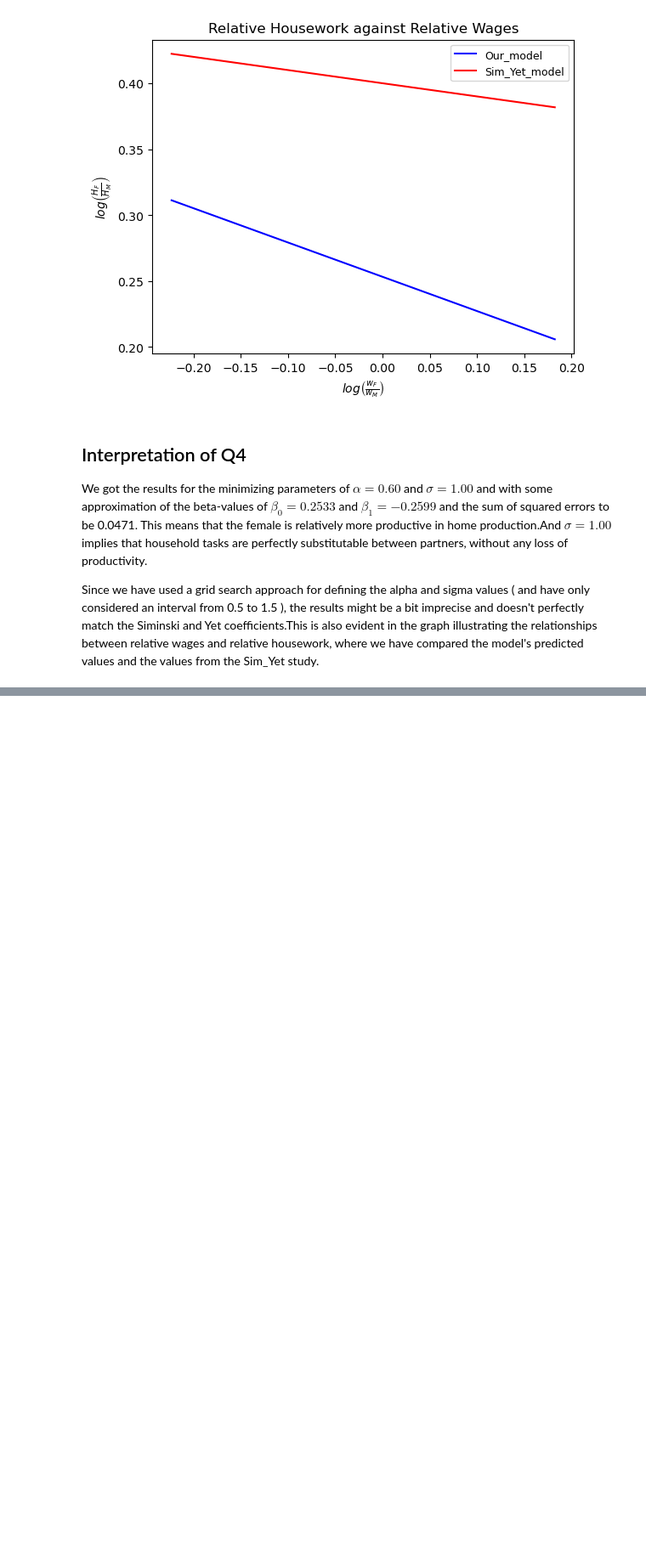
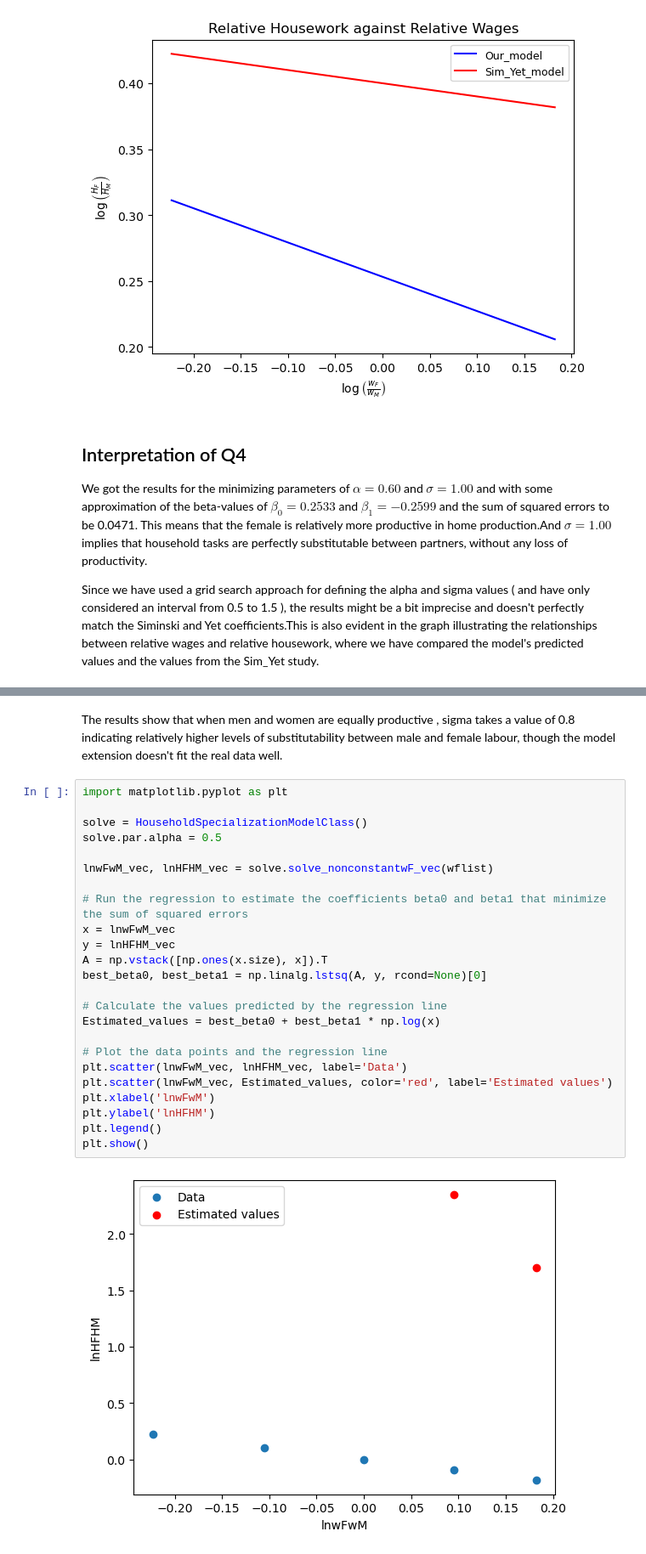
Before and after one commit to NumEconCopenhagen/projects-2023-hello-world-1, a Jupyter notebook: inauguralproject/inauguralproject.ipynb, the cells around one changed output, grey strips where cells are left out. Shown at 85% size. Saved outputs shown, nothing was run; the diff lists cells and outputs as text; blank space fills up the shorter version.

```diff
--- a/inauguralproject/inauguralproject.ipynb
+++ b/inauguralproject/inauguralproject.ipynb
@@ -267,0 +270,28 @@ Since we have used a grid search approach for defining the alpha and sigma value
+# %% [markdown]
+The results show that when men and women are equally productive , sigma takes a value of 0.8 indicating relatively higher levels of substitutability between male and female labour,  though the model extension doesn't fit the real data well.
+# %%
+import matplotlib.pyplot as plt
+
+solve = HouseholdSpecializationModelClass()
+solve.par.alpha = 0.5
+
+lnwFwM_vec, lnHFHM_vec = solve.solve_nonconstantwF_vec(wflist)
+
+# Run the regression to estimate the coefficients beta0 and beta1 that minimize the sum of squared errors
+x = lnwFwM_vec
+y = lnHFHM_vec
+A = np.vstack([np.ones(x.size), x]).T
+best_beta0, best_beta1 = np.linalg.lstsq(A, y, rcond=None)[0]
+
+# Calculate the values predicted by the regression line
+Estimated_values = best_beta0 + best_beta1 * np.log(x)
+
+# Plot the data points and the regression line
+plt.scatter(lnwFwM_vec, lnHFHM_vec, label='Data')
+plt.scatter(lnwFwM_vec, Estimated_values, color='red', label='Estimated values')
+plt.xlabel('lnwFwM')
+plt.ylabel('lnHFHM')
+plt.legend()
+plt.show()
+# %% [output]
+[figure, added]
```
Also changed, not shown: parts of 5 cells of this notebook, 2 other files.
